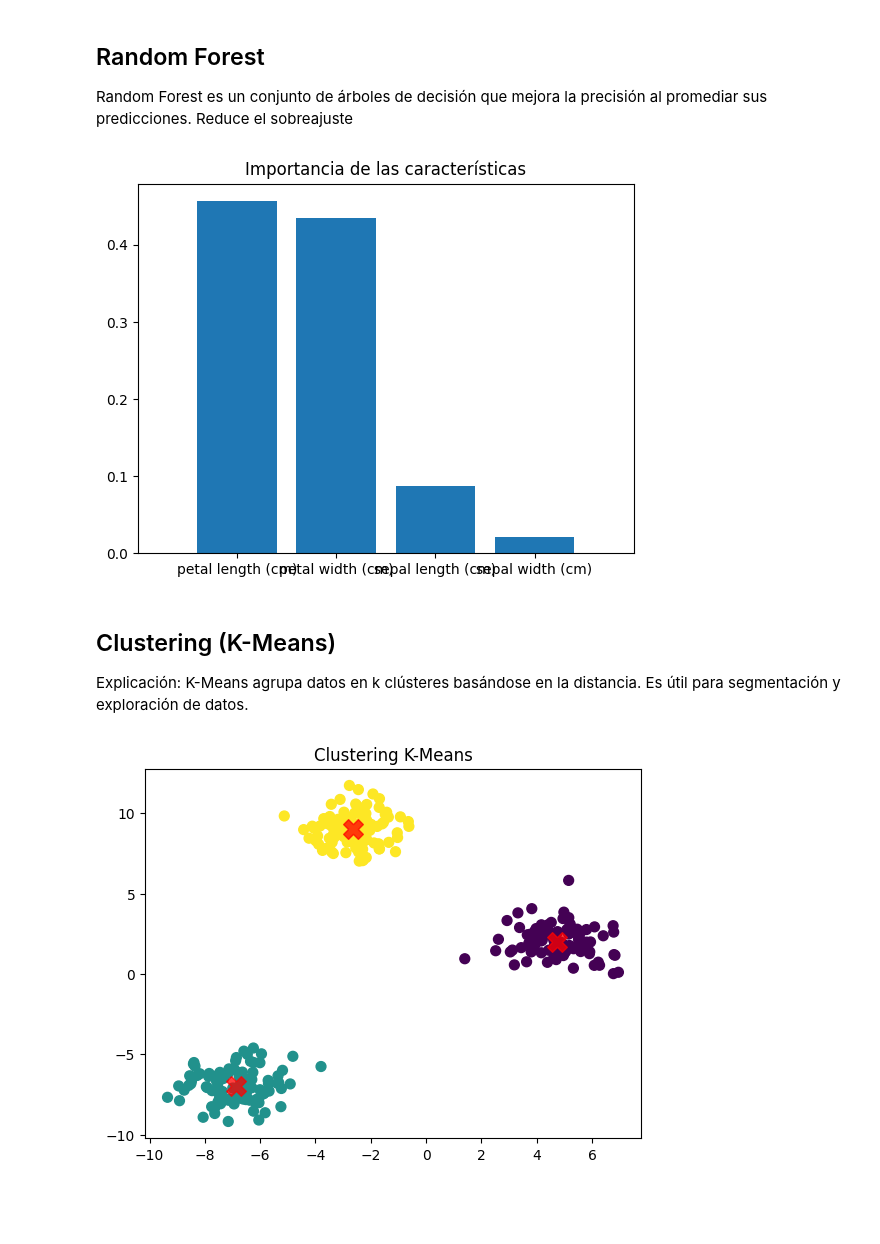
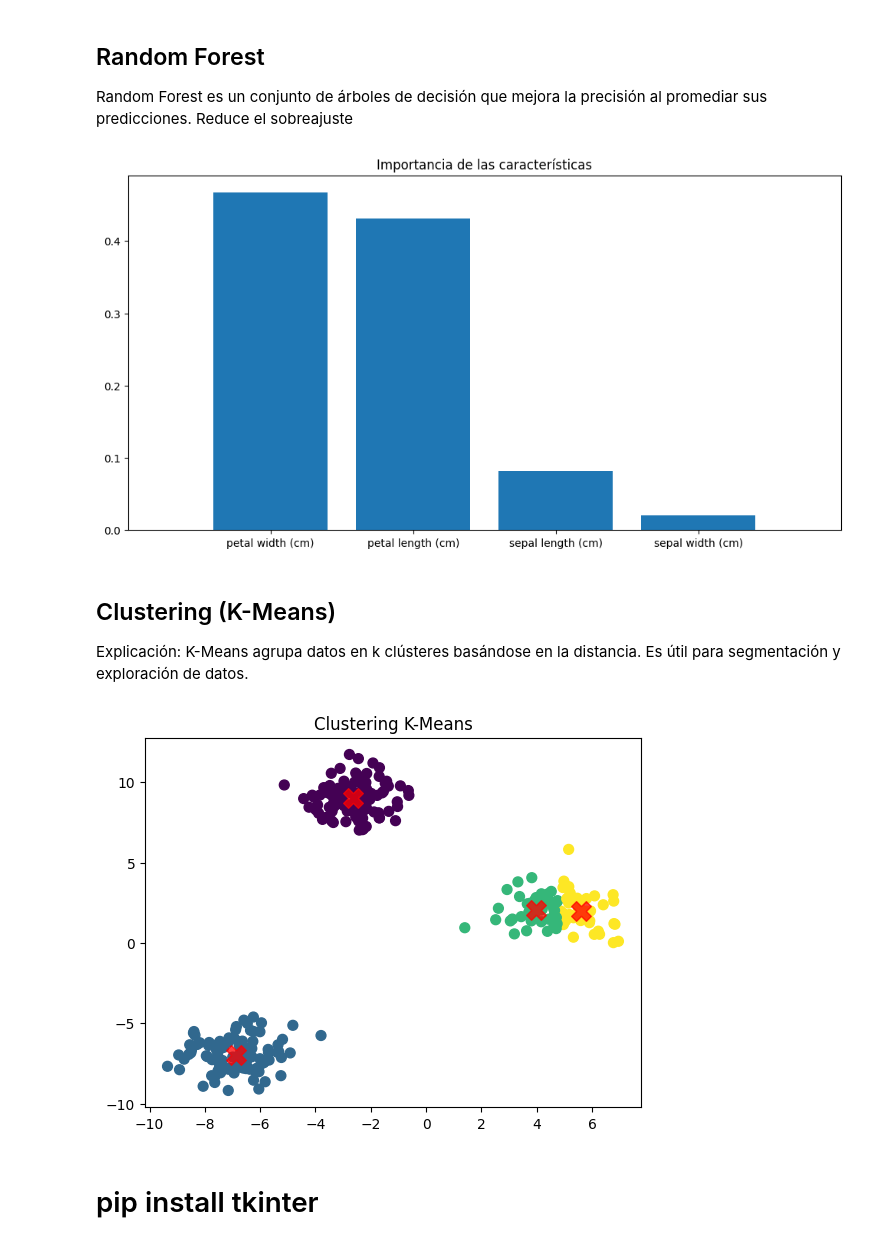
Before and after one commit to jarsmp37/introds, a Jupyter notebook: Clase_12.ipynb, the cells around one changed output. Cells and saved outputs as stored; diff of their text form; code cells hidden in the pictures; blank space fills up the shorter version.

```diff
--- a/Clase_12.ipynb
+++ b/Clase_12.ipynb
@@ -32,28 +50,18 @@ from sklearn.datasets import load_iris
 from sklearn.neighbors import KNeighborsClassifier
 import numpy as np
 import matplotlib.pyplot as plt
-
-# Cargar dataset
 iris = load_iris()
 X, y = iris.data[:, :2], iris.target  # Usar solo las dos primeras características para graficar
-
-# Entrenar modelo
-model = KNeighborsClassifier(n_neighbors=3)
+model = KNeighborsClassifier(n_neighbors=2)
 model.fit(X, y)
-
-# Graficar los puntos de datos
 plt.figure(figsize=(10, 6))
 scatter = plt.scatter(X[:, 0], X[:, 1], c=y, cmap='viridis', s=100)
-
-# Graficar los vecinos más cercanos
 test_point = np.array([[5.0, 3.5]])
 plt.scatter(test_point[:, 0], test_point[:, 1], c='red', s=200, marker='X')
-
 # Obtener y graficar los vecinos más cercanos
 neighbors_indices = model.kneighbors(test_point, return_distance=False)
 for i in neighbors_indices[0]:
     plt.scatter(X[i, 0], X[i, 1], edgecolor='black', s=150, alpha=0.5)
-
 plt.title("K-Nearest Neighbors (KNN)")
 plt.xlabel(iris.feature_names[0])
 plt.ylabel(iris.feature_names[1])
@@ -100,28 +103,30 @@ plt.show()
 Random Forest es un conjunto de árboles de decisión que mejora la precisión al promediar sus predicciones. Reduce el sobreajuste
 # %%
 from sklearn.ensemble import RandomForestClassifier
+from sklearn.datasets import load_iris
+import numpy as np
 import matplotlib.pyplot as plt
 
 # Cargar dataset
 iris = load_iris()
 X, y = iris.data, iris.target
 
 # Entrenar modelo
 model = RandomForestClassifier(n_estimators=100)
 model.fit(X, y)
 
 # Graficar la importancia de las características
 importances = model.feature_importances_
 indices = np.argsort(importances)[::-1]
 
-plt.figure()
+plt.figure(figsize=(12, 6))
 plt.title("Importancia de las características")
 plt.bar(range(X.shape[1]), importances[indices], align="center")
 plt.xticks(range(X.shape[1]), [iris.feature_names[i] for i in indices])
 plt.xlim([-1, X.shape[1]])
 plt.show()
 # %% [output]
-[figure, old version]
+[figure, new version]
 # %% [markdown]
 ## Clustering (K-Means)
 
@@ -135,7 +140,7 @@ import matplotlib.pyplot as plt
 X, y = make_blobs(n_samples=300, centers=3, random_state=42)
 
 # Entrenar modelo K-Means
-kmeans = KMeans(n_clusters=3)
+kmeans = KMeans(n_clusters=4)
 kmeans.fit(X)
 y_kmeans = kmeans.predict(X)
 
@@ -146,4 +151,6 @@ plt.scatter(centers[:, 0], centers[:, 1], c='red', s=200, alpha=0.75, marker='X'
 plt.title("Clustering K-Means")
 plt.show()
 # %% [output]
-[figure, old version]
+[figure, new version]
+# %% [markdown]
+# pip install tkinter
```
Also changed, not shown: parts of 4 cells of this notebook, 15 other files.
